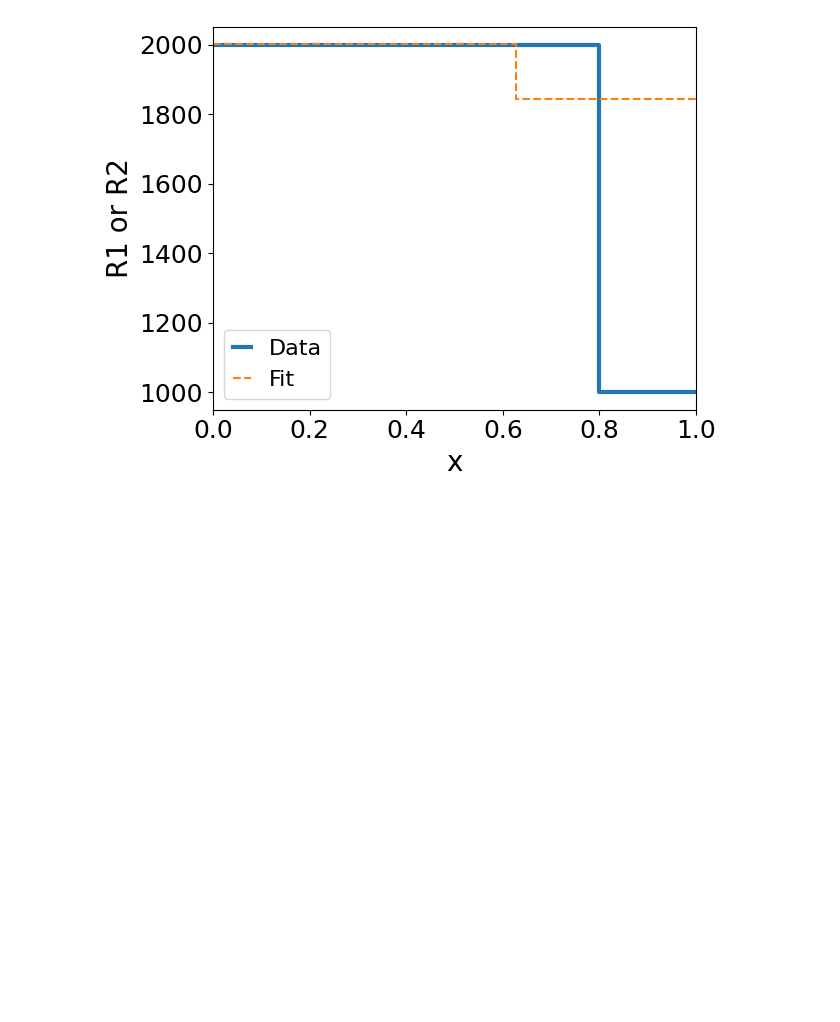
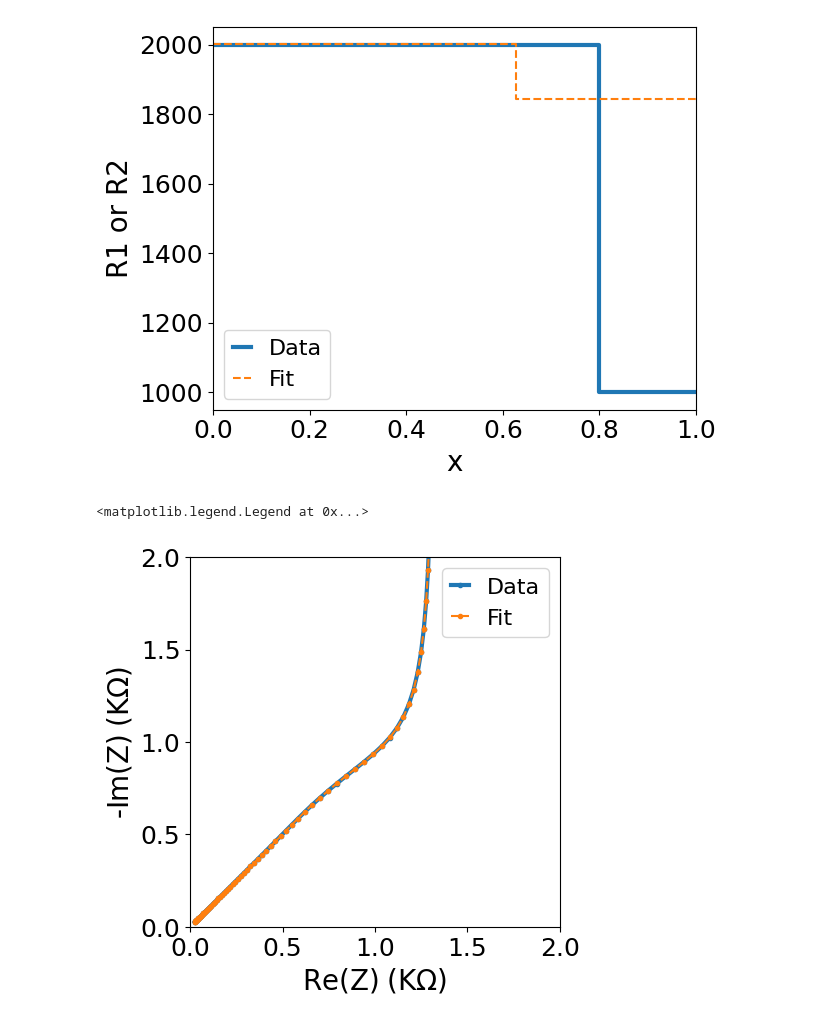
Before and after one commit to Yugal0/fitting-sensitivity-analysis, a Jupyter notebook: sensi.ipynb, the cells around one changed output. Cells and saved outputs as stored; diff of their text form; code cells hidden in the pictures; blank space fills up the shorter version.

```diff
--- a/sensi.ipynb
+++ b/sensi.ipynb
@@ -27,6 +27,7 @@ z_sim_two=c_sim_two.predict(frequencies=freq)
 param_to_fit=[R1*1.2, R1*Q*1.2, R2*Q*1.7, 0.4, alpha]
 c_fit_two=CustomCircuit(initial_guess=param_to_fit,circuit="TLMtwo")
 c_fit_two.fit(impedance=z_sim_two,frequencies=freq,bounds=((0,0,0,0,0.5),(np.inf,np.inf,np.inf,1,1)))
+z_fit_two=c_fit_two.predict(frequencies=freq)
 
 R1_fit=c_fit_two.parameters_[0]
 Q_fit=c_fit_two.parameters_[1]/c_fit_two.parameters_[0]
@@ -72,3 +73,23 @@ fig.savefig("as.png",dpi=500)
 # ax.legend(fontsize=16,handlelength=0.8)
 # %% [output]
 [figure]
+# %%
+fig2,ax2=plt.subplots()
+#plot the original nyquist plot
+ax2.plot(np.real(z_fit_two)/1000,-np.imag(z_fit_two)/1000,linewidth=3,marker=".")
+
+#plot the fitted nyquist plot
+ax2.plot(np.real(z_sim_two)/1000,-np.imag(z_sim_two)/1000,linestyle="--",marker=".")
+
+
+ax2.set_aspect("equal")
+ax2.set_xlabel("Re(Z)$\;($K$\Omega$)",fontsize=20)
+ax2.set_ylabel("-Im(Z)$\;($K$\Omega$)",fontsize=20)
+# ax.set_title("Nyquist Plot")
+ax2.set_xlim(0,2)
+ax2.set_ylim(0,2)
+ax2.tick_params(labelsize=18)
+ax2.legend(["Data","Fit"],fontsize=16,handlelength=0.8)
+# %% [output]
+<matplotlib.legend.Legend at 0x...>
+[figure, added]
```
